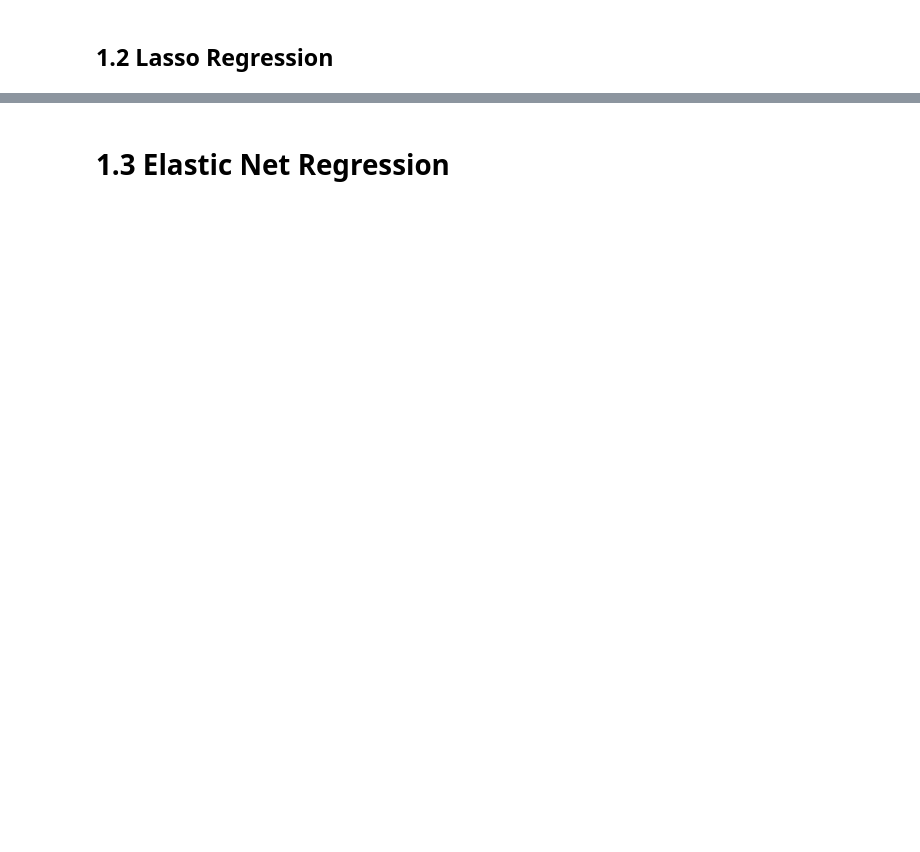
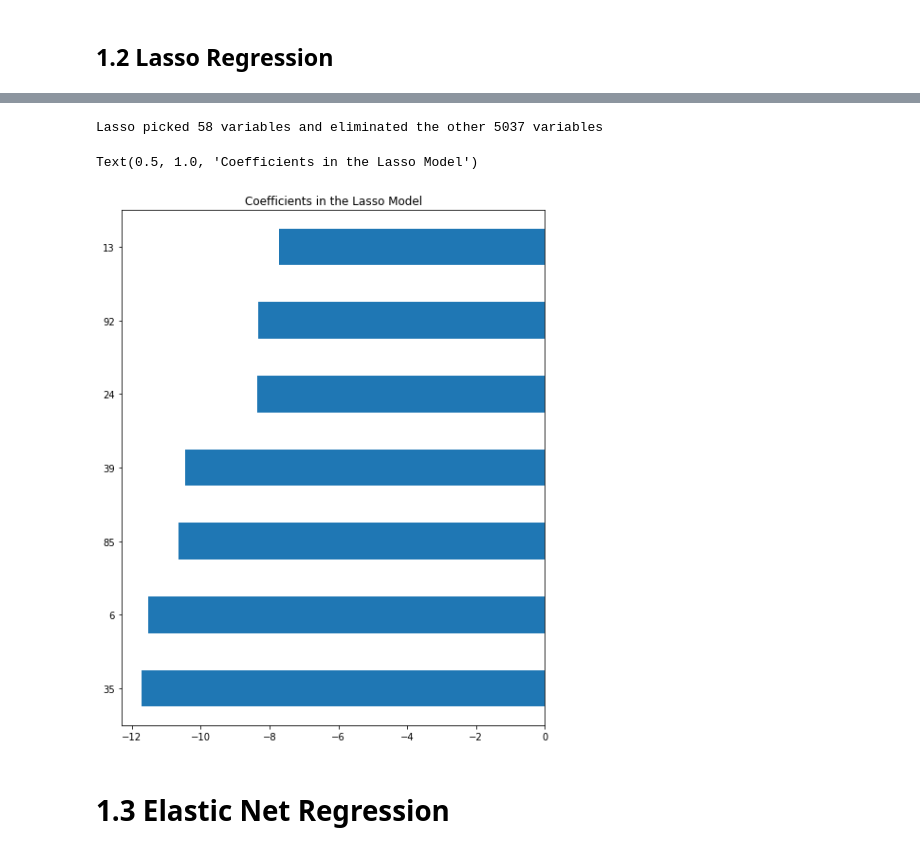
Before and after one commit to amodi01/airbnbpriceprediction, a Jupyter notebook: Model_Linear_Regression.ipynb, the cells around one changed output, grey strips where cells are left out. Saved outputs shown, nothing was run; the diff lists cells and outputs as text; code cells hidden in the pictures; blank space fills up the shorter version.

```diff
--- a/Model_Linear_Regression.ipynb
+++ b/Model_Linear_Regression.ipynb
@@ -215,3 +231,19 @@ getPredictionsGraph(y_test,predictions)
+# %%
+#https://www.kaggle.com/rodrigox93/graduate-admissions-lasso-gridsearchcv-0-0629
+coefficients = pd.Series(model_l1.coef_, index = X_train.columns)
+# %%
+print("Lasso picked " + str(sum(coefficients != 0)) + " variables and eliminated the other " +  str(sum(coefficients == 0)) + " variables")
+# %% [output]
+Lasso picked 58 variables and eliminated the other 5037 variables
+# %%
+imp_coef = pd.concat([coefficients.sort_values().head(7)])
+
+plt.rcParams['figure.figsize'] = (8.0, 10.0)
+imp_coef.plot(kind = "barh")
+plt.title("Coefficients in the Lasso Model")
+# %% [output]
+Text(0.5, 1.0, 'Coefficients in the Lasso Model')
+[figure, added]
 # %% [markdown]
 # 1.3 Elastic Net Regression
 # %%
```
Also changed, not shown: parts of 24 cells of this notebook.
